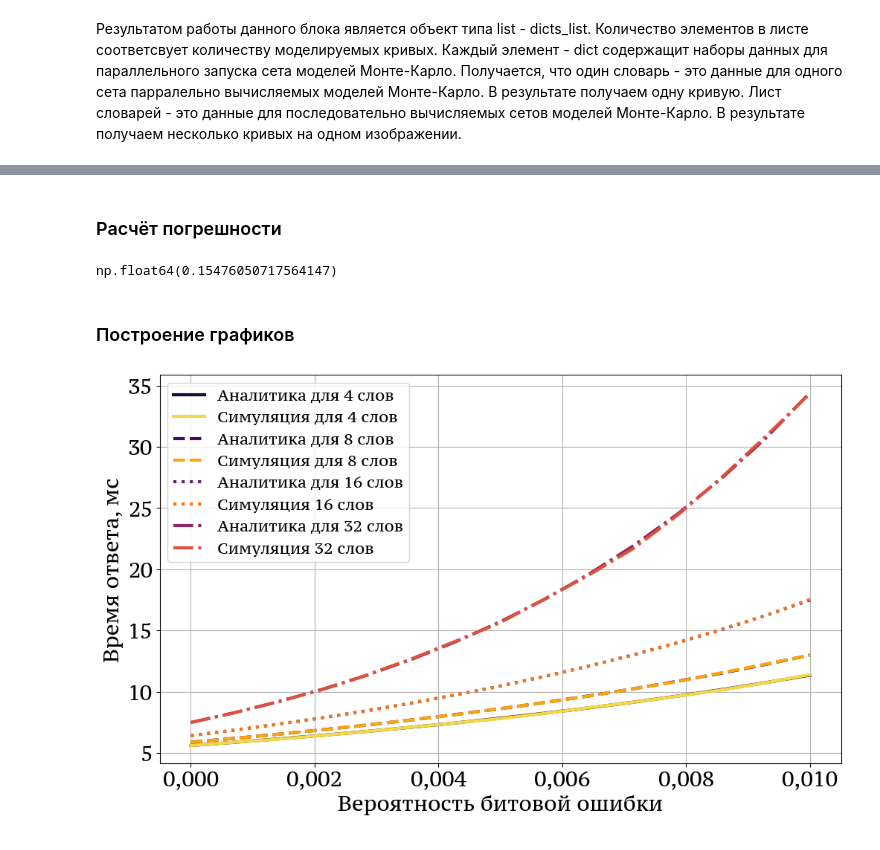
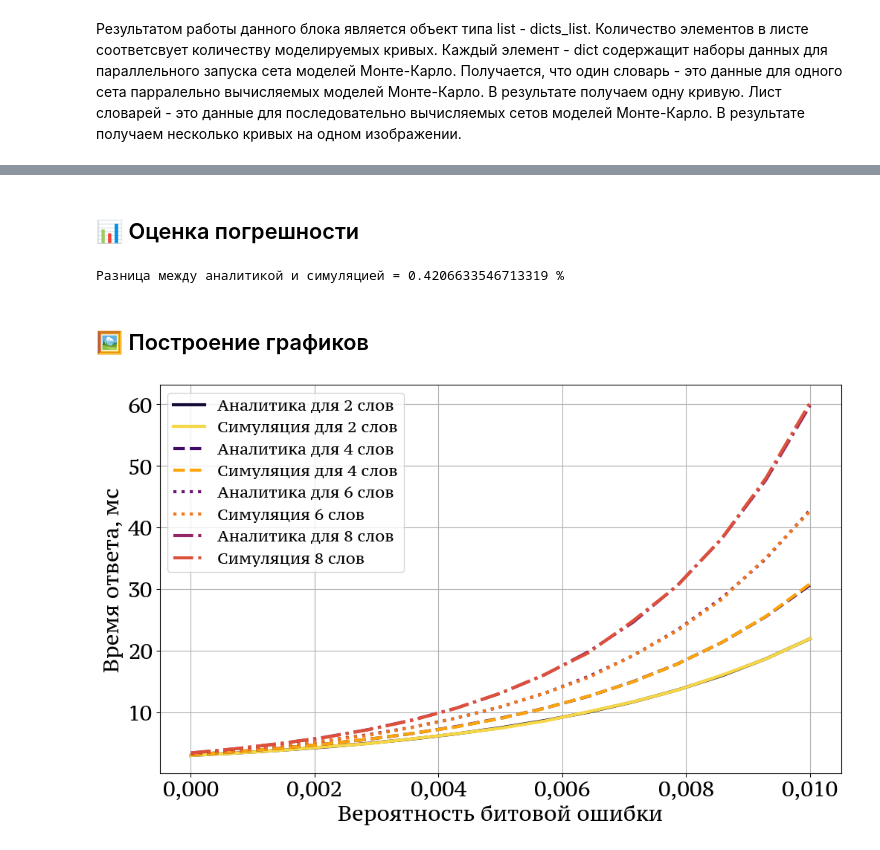
Before and after one commit to VilmenAbramian/simulation, a Jupyter notebook: pysim/experiments/tag_time_graphs.ipynb, the cells around one changed output, grey strips where cells are left out. Cells and saved outputs as stored; diff of their text form; code cells hidden in the pictures.

Commit message:
Refactor tag_time notebook

```diff
--- a/pysim/experiments/tag_time_graphs.ipynb
+++ b/pysim/experiments/tag_time_graphs.ipynb
@@ -98,7 +102,7 @@ TRExt = False
 # ВЫБОР СЦЕНАРИЕВ
 # ------------------------------------------------------
 # Номер сценария (1, 2, 3)
-scenario: int = 3
+scenario: int = 1
 # ------------------------------------------------------
 # Количество передаваемых слов в состоянии Read
 # Для каждого элемента кортежа запускается сет
@@ -106,8 +110,8 @@ scenario: int = 3
 # Соответственно, каждое значение отвечает за
 # одну результирующую кривую. Длина кортежа =
 # = количеству кривых на графике
-words_numbers: tuple = (4, 8, 16, 32)
-# words_numbers: tuple = (2, 4, 6, 8)
+words_numbers: tuple = (2, 4, 6, 8)
+# words_numbers: tuple = (4, 8, 16, 32)
 # ------------------------------------------------------
 # ДЛЯ 1 И 2 СЦЕНАРИЕВ ДОЛЖНО РАВНЯТЬСЯ 1
 # Количество чанков, на которые разбивается
@@ -239,16 +255,17 @@ analit_res_list = []
 for i in range(len(words_numbers)):
     analit_res_list.append(run_analitica(scenario, phases_list[i], chunks_number))
 # %% [markdown]
-### Расчёт погрешности
+## 📊 Оценка погрешности
 # %%
 error_values = [abs((j-k)/j*100) for k, j in zip(analit_res_list[0], pp_res_list[0])]
-sum(error_values)/len(error_values)
+print(f'Разница между аналитикой и симуляцией = {sum(error_values)/len(error_values)} %')
 # %% [output]
-np.float64(0.15476050717564147)
+Разница между аналитикой и симуляцией = 0.4206633546713319 %
 # %% [markdown]
-### Построение графиков
+## 🖼 Построение графиков
 # %%
 setup_matplotlib()
+DIRECTORY = 'tag_time' # Название директории, в которой будут сохраняться изображения
 # %%
 fig, ax = plt.subplots(figsize=(10, 6), layout='constrained')
 
@@ -291,32 +308,33 @@ ax.plot(
 ax.plot(
     BER, analit_res_list[2],
     linewidth=3, linestyle='dotted',
     label=f'Аналитика для {words_numbers[2]} слов',
     color=get_color(0.3)
 )
 ax.plot(
     BER, mc_res_list[2],
     linewidth=3, linestyle='dotted',
     label=f'Симуляция {words_numbers[2]} слов',
     color=get_color(0.7)
 )
 # 4я пара
 # --------------------------------------
 ax.plot(
     BER, analit_res_list[3],
     linewidth=3, linestyle='dashdot',
     label=f'Аналитика для {words_numbers[3]} слов',
     color=get_color(0.4)
 )
 ax.plot(
     BER, mc_res_list[3],
     linewidth=3, linestyle='dashdot',
     label=f'Симуляция {words_numbers[3]} слов',
     color=get_color(0.6)
 )
 # --------------------------------------
 plt.legend(prop={"size":15})
 plt.grid()
-plt.savefig(f'img/{scenario}_scenario')
+# Для большого объёма передаваемых данных рекомендуется добавлять к названию суффикс '_large'
+savefig(name=f'{scenario}_scenario', directory=DIRECTORY)
 # %% [output]
-[figure, old version]
+[figure, new version]
```
Also changed, not shown: parts of 14 cells of this notebook, 9 other files.
